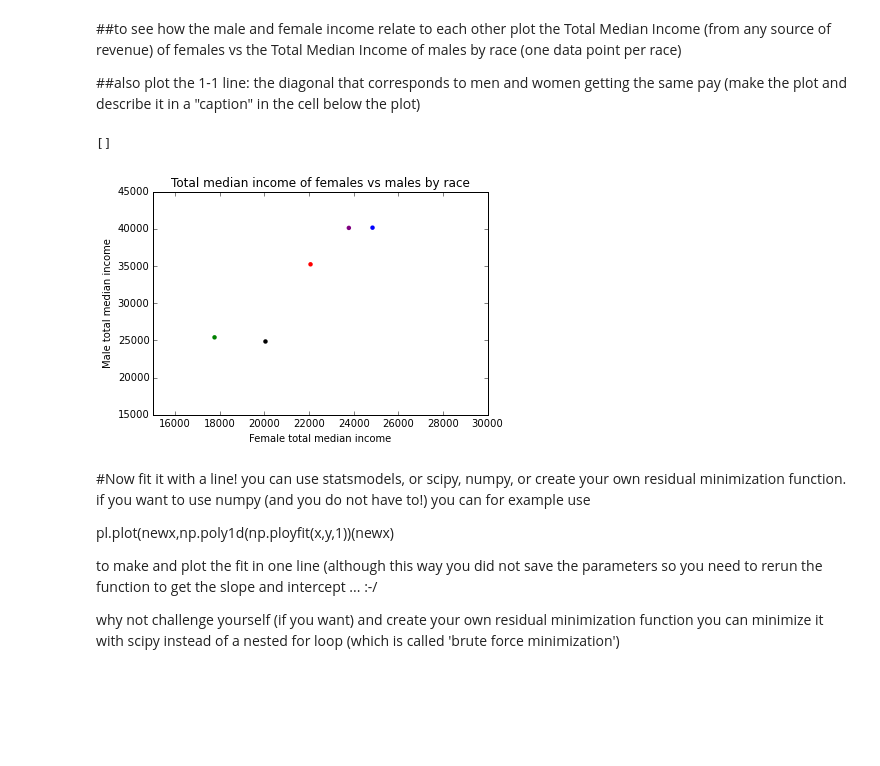
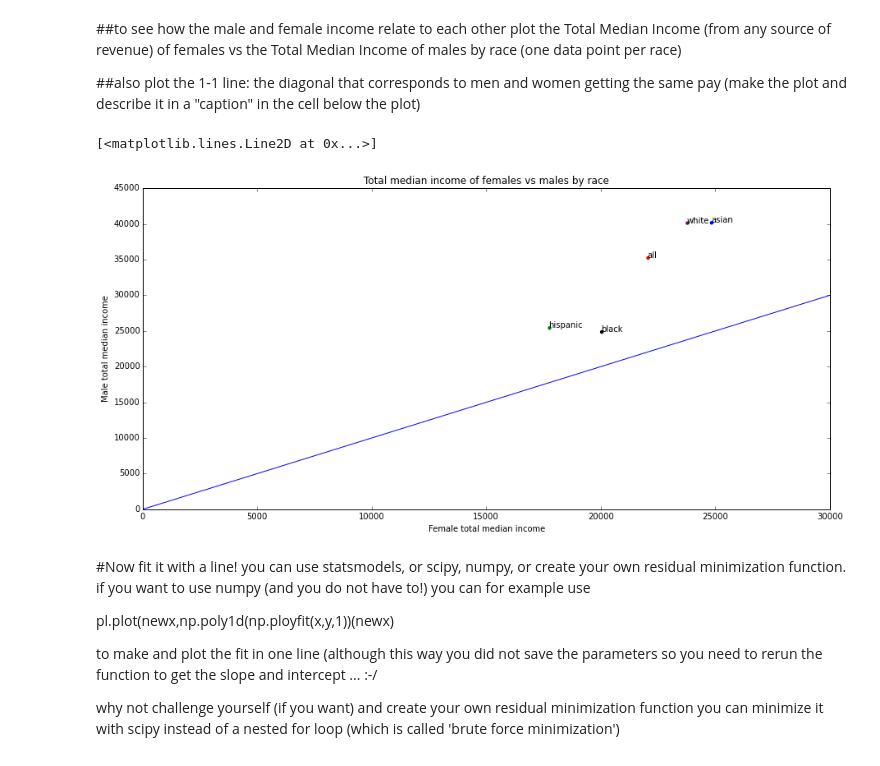
Before and after one commit to michellemho/PUI2015_mmh555, a Jupyter notebook: HW5/income_by_gender-instructions.ipynb, the cells around one changed output. Cells and saved outputs as stored; diff of their text form; code cells hidden in the pictures; blank space fills up the shorter version.

```diff
--- a/HW5/income_by_gender-instructions.ipynb
+++ b/HW5/income_by_gender-instructions.ipynb
@@ -114,21 +103,29 @@ See the the caveats in the documentation: http://pandas.pydata.org/pandas-docs/s
 ##also plot the 1-1 line: the diagonal that corresponds to men and women getting the same pay
 (make the plot and describe it in a "caption" in the cell below the plot)
 # %%
-fig = pl.figure()
+fig = pl.figure(figsize=(15,7))
 ax1 = fig.add_subplot(111)
 ax1.set_ylabel('Male total median income')
 ax1.set_xlabel('Female total median income')
 ax1.set_title('Total median income of females vs males by race')
-ax1.set_ylim([15000,45000])
-ax1.set_xlim([15000,30000])
+ax1.set_ylim([0,45000])
+ax1.set_xlim([0,30000])
 
 race_colors = {'all':'red','asian':'blue','black':'black','hispanic':'green','white':'purple'}
+#for race in allfemales:
+ #   print race
 
+#print allfemales['all'].head(5)
 for race in allfemales:
     ax1.scatter(allfemales[race]['Median income'][1],allmales[race]['Median income'][1],s=20,edgecolor='none',color = race_colors[race])
+for i,n in enumerate(race_colors):
+    ax1.annotate(race_colors.keys()[i], (allfemales[n]['Median income'][1],allmales[n]['Median income'][1]))
+
+
+ax1.plot([0,45000],[0,45000],'-b',label='Line of Equality')
 # %% [output]
-[]
+[<matplotlib.lines.Line2D at 0x...>]
-[figure, old version]
+[figure, new version]
 # %% [markdown]
 #Now fit it with a line!
 you can use statsmodels, or scipy, numpy, or create your own residual minimization function.
```
Also changed, not shown: parts of 16 cells of this notebook.
